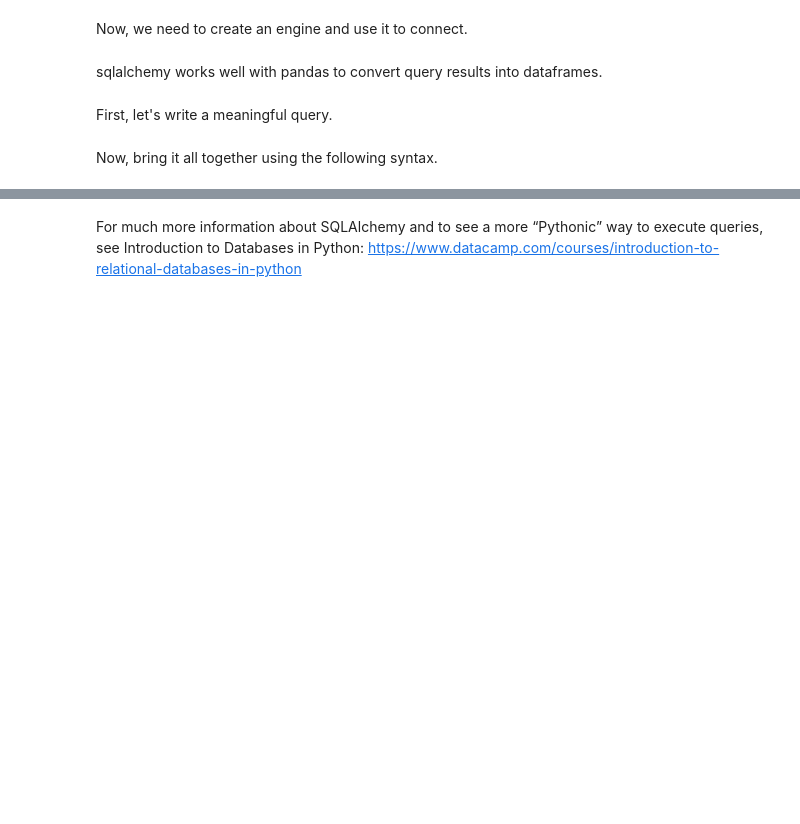
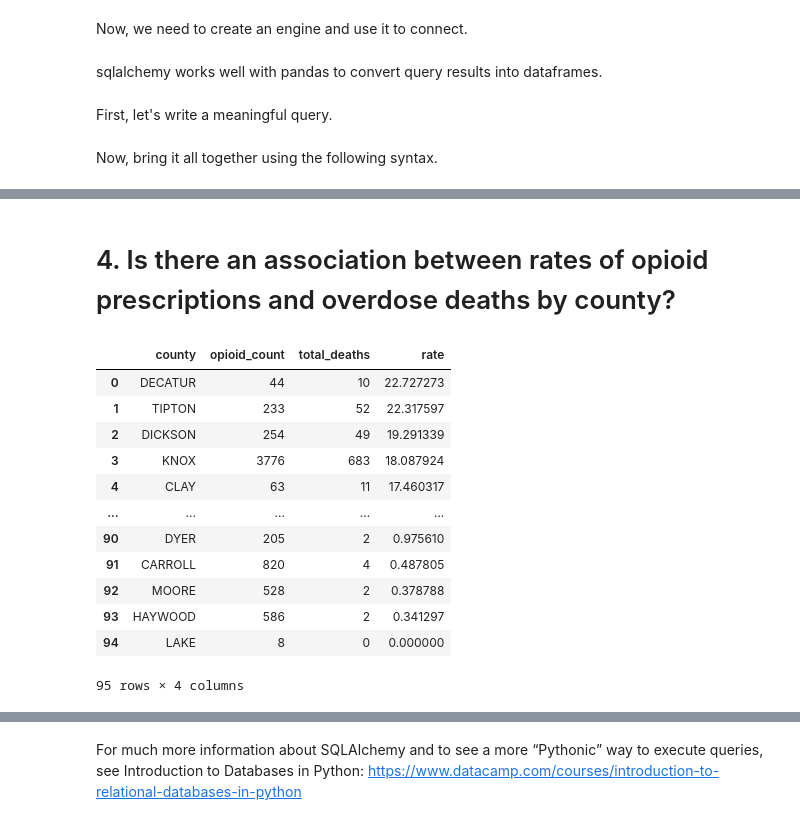
Before and after one commit to NSS-Data-Analytics-Cohort-13/prescribers-python-project-a-christmas-story, a Jupyter notebook: notebooks/prescribers.ipynb, the cells around one changed output, grey strips where cells are left out. Drawn from its saved outputs; the diff is of its cells as text; code cells hidden in the pictures; blank space fills up the shorter version.

```diff
--- a/notebooks/prescribers.ipynb
+++ b/notebooks/prescribers.ipynb
@@ -31,8 +34,8 @@ First, let's write a meaningful query.
 # %%
 #NOTES: good practice to use triple quotes for several lines of code
 # %%
-query = '''SELECT *
-FROM prescriber'''
+#query = '''SELECT *
+#FROM prescriber'''
 # %% [markdown]
 Now, bring it all together using the following syntax.
 # %%
@@ -148,0 +231,75 @@ LINE 28:  proportion DESC
+# %% [markdown]
+# 4. Is there an association between rates of opioid prescriptions and overdose deaths by county?
+# %%
+#QUESTION 4:
+
+query4 = """
+WITH cte1 AS (
+    SELECT
+        COUNT(d.opioid_drug_flag) AS opioid_count,
+        f.county
+    FROM
+        prescription AS pres
+    INNER JOIN
+        drug AS d
+        ON pres.drug_name = d.drug_name
+    INNER JOIN
+        prescriber AS pr
+        ON pres.npi = pr.npi
+    INNER JOIN
+        zip_fips AS z
+        ON pr.nppes_provider_zip5 = z.zip
+    INNER JOIN
+        fips_county AS f
+        ON z.fipscounty::INTEGER = f.fipscounty::INTEGER
+    WHERE
+        d.opioid_drug_flag = 'Y' AND f.state = 'TN'
+    GROUP BY
+        f.county
+),
+od_data AS (
+    SELECT
+        f.county,
+        SUM(od.overdose_deaths) AS total_deaths
+    FROM
+        overdose_deaths AS od
+    INNER JOIN
+        fips_county AS f
+        ON od.fipscounty::INTEGER = f.fipscounty::INTEGER
+    WHERE
+        f.state = 'TN'
+    GROUP BY
+        f.county
+)
+SELECT
+    cte1.county,
+    cte1.opioid_count,
+	od_data.total_deaths,
+    od_data.total_deaths*100.0/cte1.opioid_count AS rate
+FROM
+    cte1
+INNER JOIN
+    od_data
+    ON cte1.county = od_data.county
+ORDER BY rate DESC;
+"""
+
+with engine.connect() as connection:
+    q4_results = pd.read_sql(text(query4), con=connection)
+
+#Display the results
+display(q4_results)
+# %% [output]
+|  | county | opioid_count | total_deaths | rate |
+| 0 | DECATUR | 44 | 10 | 22.727273 |
+| 1 | TIPTON | 233 | 52 | 22.317597 |
+| 2 | DICKSON | 254 | 49 | 19.291339 |
+| 3 | KNOX | 3776 | 683 | 18.087924 |
+| 4 | CLAY | 63 | 11 | 17.460317 |
+| ... | ... | ... | ... | ... |
+| 90 | DYER | 205 | 2 | 0.975610 |
+| 91 | CARROLL | 820 | 4 | 0.487805 |
+| 92 | MOORE | 528 | 2 | 0.378788 |
+| 93 | HAYWOOD | 586 | 2 | 0.341297 |
+| 94 | LAKE | 8 | 0 | 0.000000 |
+95 rows × 4 columns
```
Also changed, not shown: parts of 14 cells of this notebook, 1 other file.
